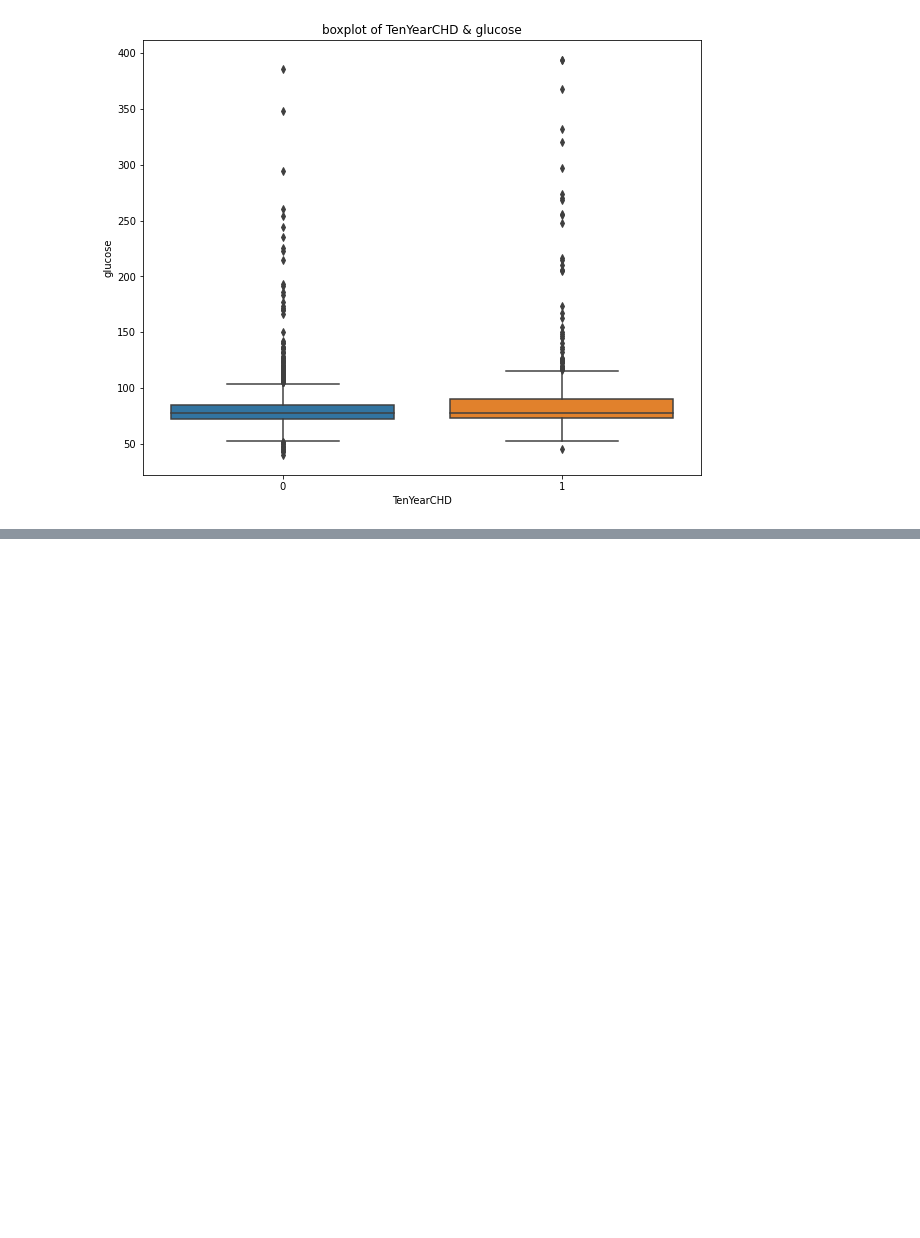
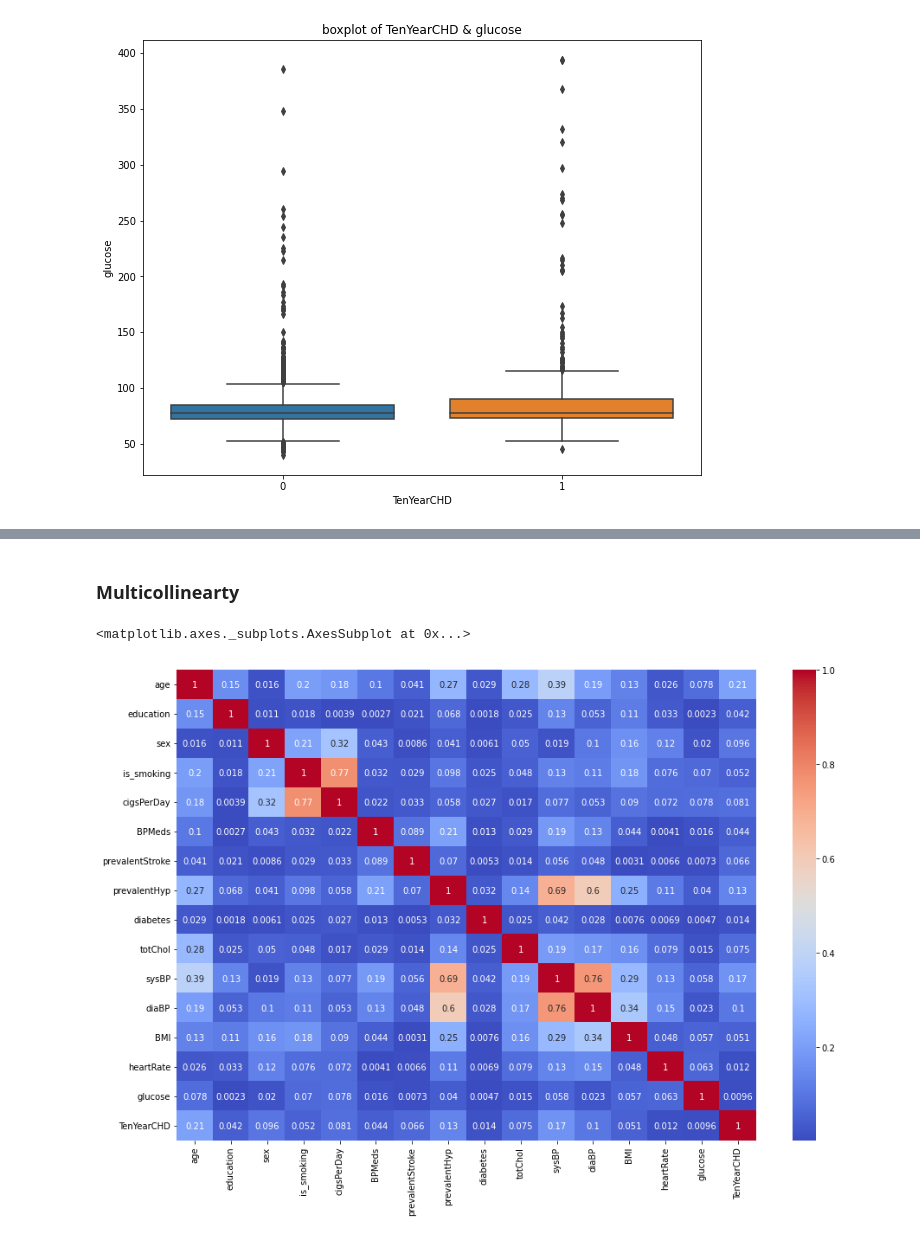
Before and after one commit to Shourya306/Cardio-Vascular-Risk-Prediction-Classification, a Jupyter notebook: Cardiovascular_Risk_Prediction_Classification.ipynb, the cells around one changed output, grey strips where cells are left out. Saved outputs shown, nothing was run; the diff lists cells and outputs as text; code cells hidden in the pictures; blank space fills up the shorter version.

```diff
--- a/Cardiovascular_Risk_Prediction_Classification.ipynb
+++ b/Cardiovascular_Risk_Prediction_Classification.ipynb
@@ -253,3 +240,6 @@ Index(['age', 'cigsPerDay', 'totChol', 'sysBP', 'diaBP', 'BMI', 'heartRate',
+# %%
+num_var = ['age', 'cigsPerDay', 'totChol', 'sysBP', 'diaBP', 'BMI', 'heartRate',
+       'glucose']
 # %%
 # Visualizing the outliers using boxplots.
 
@@ -414,0 +472,3 @@ Text(0.5, 1.0, 'boxplot of TenYearCHD & glucose')
+# %%
+binary_encoding = {'sex':{'M':1, 'F':0}, 'is_smoking':{'YES':1,'NO':0}}
+no_outliers_df = no_outliers_df.replace(binary_encoding)
@@ -414,0 +495,11 @@ Text(0.5, 1.0, 'boxplot of TenYearCHD & glucose')
+# %% [markdown]
+### **Multicollinearty**
+# %%
+# Checking the correlation between variables.
+
+corr = no_outliers_df.corr()
+plt.figure(figsize = (15,10))
+sns.heatmap(abs(corr), cmap = 'coolwarm', annot= True)
+# %% [output]
+<matplotlib.axes._subplots.AxesSubplot at 0x...>
+[figure, added]
```
Also changed, not shown: parts of 23 cells of this notebook.
